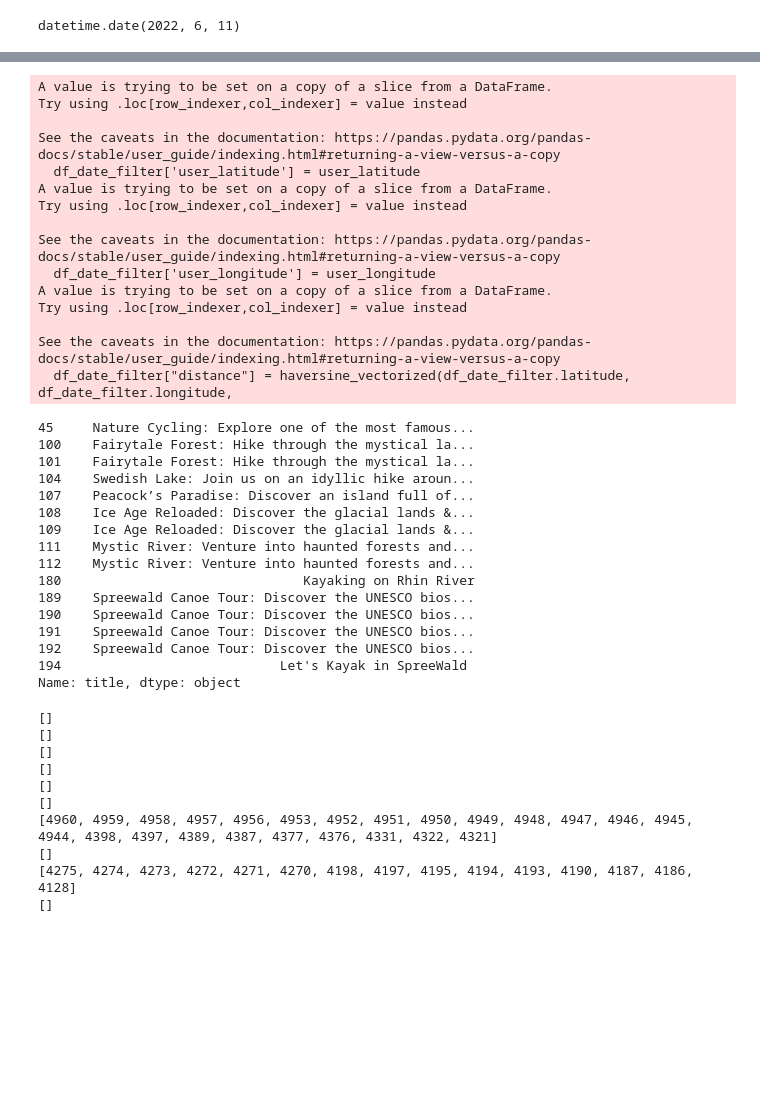
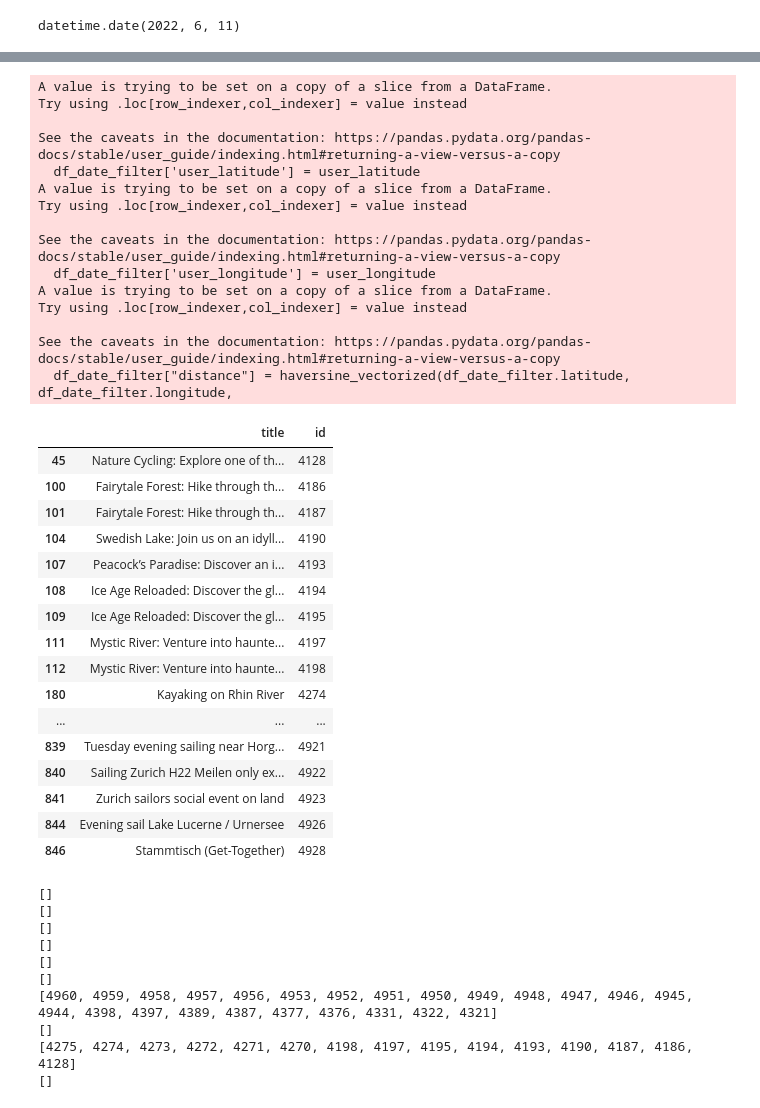
Before and after one commit to doode-1708/SportsExperiencePlatform, a Jupyter notebook: notebooks/da_train_save_predict.ipynb, the cells around one changed output, grey strips where cells are left out. Cells and saved outputs as stored; diff of their text form; code cells hidden in the pictures; blank space fills up the shorter version.

Commit message:
frozen recommendation

```diff
--- a/notebooks/da_train_save_predict.ipynb
+++ b/notebooks/da_train_save_predict.ipynb
@@ -278,5 +278,7 @@ def get_title(user_id, df):
     searched_events = np.unique(searched_events)
 
     titles = events_df[events_df['id'].isin(searched_events)].title
+    latitude = events_df[events_df['id'].isin(searched_events)].latitude
+    longitude = events_df[events_df['id'].isin(searched_events)].longitude
 
-    return titles
+    return (titles, latitude, longitude)
@@ -317,7 +334,7 @@ def content_recommender(user_id, cosine_sim, events_df):
 
     #calling user id from ahoy_events
 
-    titles = get_title(user_id, df = ahoy_events_df)
+    titles, latitude, longitude = get_title(user_id, df = ahoy_events_df)
 
     sim_scores = []
     for idx in events_df[events_df['title'].isin(titles)].index.unique():
@@ -333,7 +350,8 @@ def content_recommender(user_id, cosine_sim, events_df):
 
     df_all_recommendations = events_df.iloc[sport_indices][['id', 'title', 'latitude', 'longitude', 'offer_date']]
 
-    df_date_filter = df_all_recommendations[df_all_recommendations['offer_date'] >= (datetime.datetime.now() + datetime.timedelta(days=3)).date()]
+    #df_date_filter = df_all_recommendations[df_all_recommendations['offer_date'] >= (datetime.datetime.now() + datetime.timedelta(days=3)).date()]
+    df_date_filter = df_all_recommendations[df_all_recommendations['offer_date'] >= '2022-06-11']
 
     #calcullation of haversine distance for users:
     user_latitude = get_user_loc(user_id, df = users_df)['user_latitude']
@@ -349,8 +367,8 @@ def content_recommender(user_id, cosine_sim, events_df):
 
 
 
-    return np.unique(df_location_filter.id.values)
-    #return np.unique(df_date_filter.id.values)
+    #return np.unique(df_location_filter.id.values)
+    return np.unique(df_date_filter.id.values)
 # %%
 (datetime.datetime.now() + datetime.timedelta(days=3)).date()
 # %% [output]
@@ -383,37 +417,38 @@ See the caveats in the documentation: https://pandas.pydata.org/pandas-docs/stab
 # %%
-events_df[events_df['id'].isin(content_recommender(66, cosine_sim, events_df).tolist())].title
+events_df[events_df['id'].isin(content_recommender(66, cosine_sim, events_df).tolist())][['title', 'id']]
 # %% [output]
 A value is trying to be set on a copy of a slice from a DataFrame.
 Try using .loc[row_indexer,col_indexer] = value instead
 
 See the caveats in the documentation: https://pandas.pydata.org/pandas-docs/stable/user_guide/indexing.html#returning-a-view-versus-a-copy
   df_date_filter['user_latitude'] = user_latitude
 A value is trying to be set on a copy of a slice from a DataFrame.
 Try using .loc[row_indexer,col_indexer] = value instead
 
 See the caveats in the documentation: https://pandas.pydata.org/pandas-docs/stable/user_guide/indexing.html#returning-a-view-versus-a-copy
   df_date_filter['user_longitude'] = user_longitude
 A value is trying to be set on a copy of a slice from a DataFrame.
 Try using .loc[row_indexer,col_indexer] = value instead
 
 See the caveats in the documentation: https://pandas.pydata.org/pandas-docs/stable/user_guide/indexing.html#returning-a-view-versus-a-copy
   df_date_filter["distance"] = haversine_vectorized(df_date_filter.latitude, df_date_filter.longitude,
-45     Nature Cycling: Explore one of the most famous...
-100    Fairytale Forest: Hike through the mystical la...
-101    Fairytale Forest: Hike through the mystical la...
-104    Swedish Lake: Join us on an idyllic hike aroun...
-107    Peacock’s Paradise: Discover an island full of...
-108    Ice Age Reloaded: Discover the glacial lands &...
-109    Ice Age Reloaded: Discover the glacial lands &...
-111    Mystic River: Venture into haunted forests and...
-112    Mystic River: Venture into haunted forests and...
-180                               Kayaking on Rhin River
-189    Spreewald Canoe Tour: Discover the UNESCO bios...
-190    Spreewald Canoe Tour: Discover the UNESCO bios...
-191    Spreewald Canoe Tour: Discover the UNESCO bios...
-192    Spreewald Canoe Tour: Discover the UNESCO bios...
-194                            Let's Kayak in SpreeWald
-Name: title, dtype: object
+|  | title | id |
+| 45 | Nature Cycling: Explore one of th... | 4128 |
+| 100 | Fairytale Forest: Hike through th... | 4186 |
+| 101 | Fairytale Forest: Hike through th... | 4187 |
+| 104 | Swedish Lake: Join us on an idyll... | 4190 |
+| 107 | Peacock’s Paradise: Discover an i... | 4193 |
+| 108 | Ice Age Reloaded: Discover the gl... | 4194 |
+| 109 | Ice Age Reloaded: Discover the gl... | 4195 |
+| 111 | Mystic River: Venture into haunte... | 4197 |
+| 112 | Mystic River: Venture into haunte... | 4198 |
+| 180 | Kayaking on Rhin River | 4274 |
+| ... | ... | ... |
+| 839 | Tuesday evening sailing near Horg... | 4921 |
+| 840 | Sailing Zurich H22 Meilen only ex... | 4922 |
+| 841 | Zurich sailors social event on land | 4923 |
+| 844 | Evening sail Lake Lucerne / Urnersee | 4926 |
+| 846 | Stammtisch (Get-Together) | 4928 |
 # %%
 result = {}
 for user_id in users_df.id.values:
```
Also changed, not shown: parts of 3 cells of this notebook.
